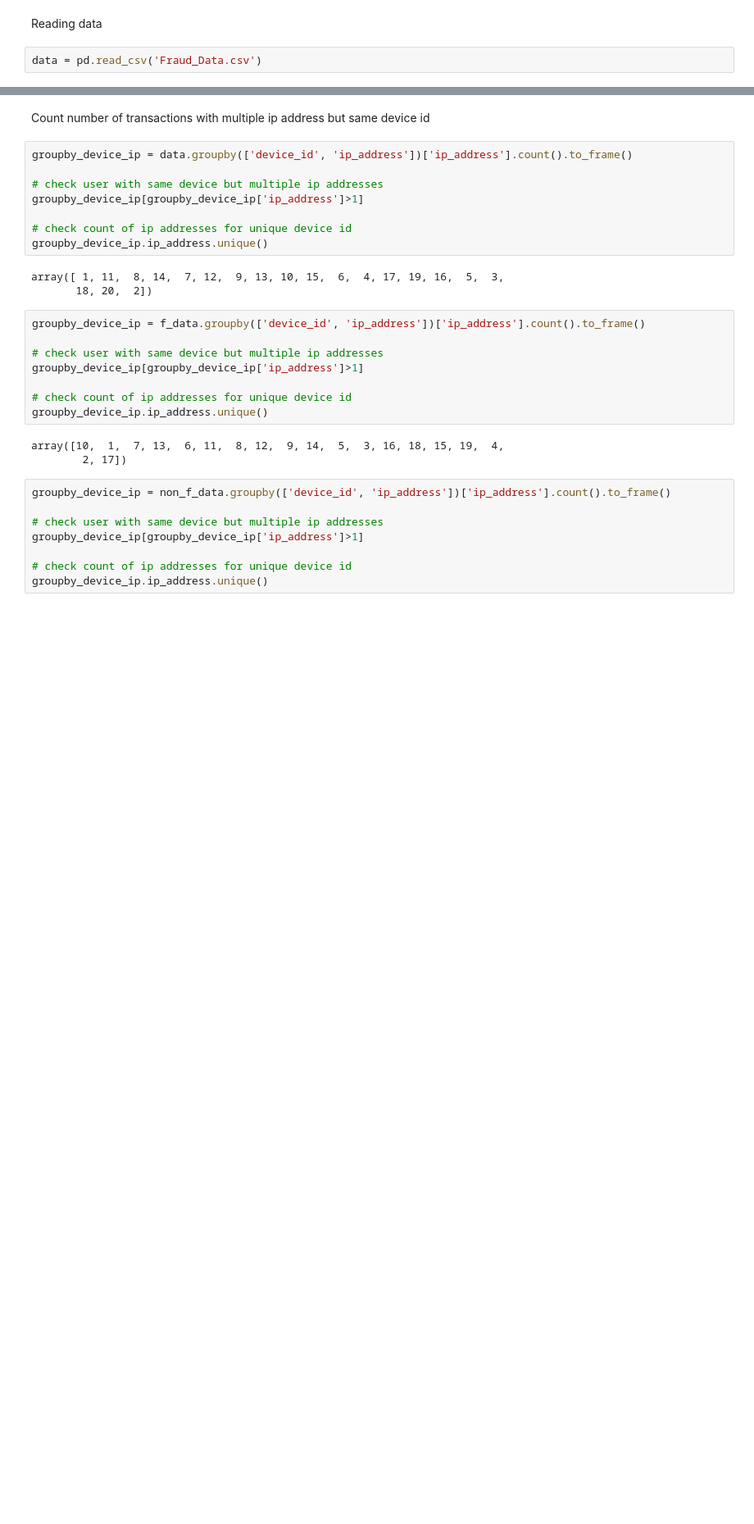
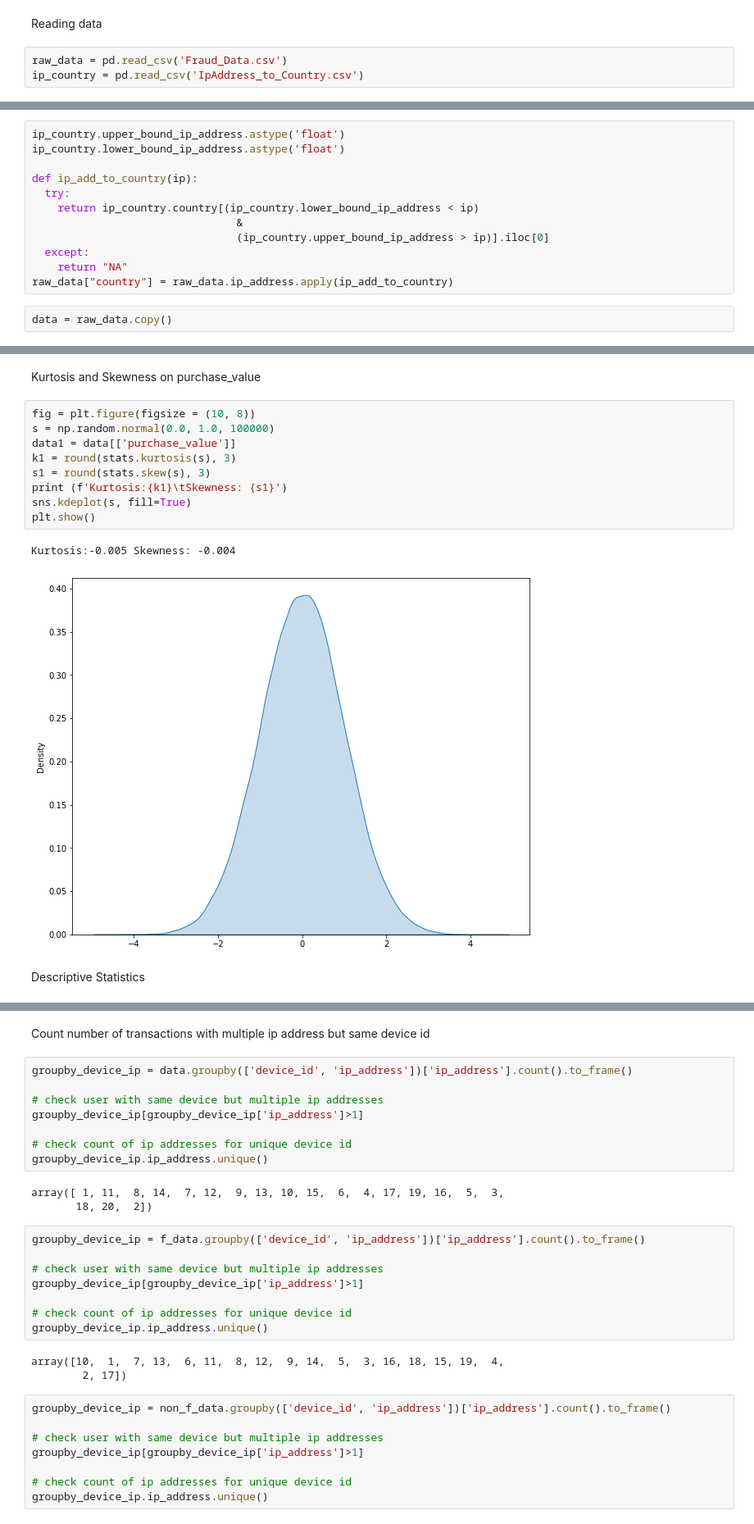
Before and after one commit to KohSiXing/BT4012-Fraud-Analytics, a Jupyter notebook: eda.ipynb, the cells around one changed output, grey strips where cells are left out. Shown at 82% size. Drawn from its saved outputs; the diff is of its cells as text; blank space fills up the shorter version.

```diff
--- a/eda.ipynb
+++ b/eda.ipynb
@@ -3,4 +16,5 @@ import pandas as pd
 # %% [markdown]
 Reading data
 # %%
-data = pd.read_csv('Fraud_Data.csv')
+raw_data = pd.read_csv('Fraud_Data.csv')
+ip_country = pd.read_csv('IpAddress_to_Country.csv')
@@ -6,0 +23,14 @@ data = pd.read_csv('Fraud_Data.csv')
+# %%
+ip_country.upper_bound_ip_address.astype('float')
+ip_country.lower_bound_ip_address.astype('float')
+
+def ip_add_to_country(ip):
+  try:
+    return ip_country.country[(ip_country.lower_bound_ip_address < ip)
+                                &
+                                (ip_country.upper_bound_ip_address > ip)].iloc[0]
+  except:
+    return "NA"
+raw_data["country"] = raw_data.ip_address.apply(ip_add_to_country)
+# %%
+data = raw_data.copy()
@@ -25,0 +159,16 @@ non_f_data = data[data["class"] == 0]
+# %% [markdown]
+Kurtosis and Skewness on purchase_value
+# %%
+fig = plt.figure(figsize = (10, 8))
+s = np.random.normal(0.0, 1.0, 100000)
+data1 = data[['purchase_value']]
+k1 = round(stats.kurtosis(s), 3)
+s1 = round(stats.skew(s), 3)
+print (f'Kurtosis:{k1}\tSkewness: {s1}')
+sns.kdeplot(s, fill=True)
+plt.show()
+# %% [output]
+Kurtosis:-0.005 Skewness: -0.004
+[figure, added]
+# %% [markdown]
+Descriptive Statistics
```
Also changed, not shown: parts of 28 cells of this notebook.
